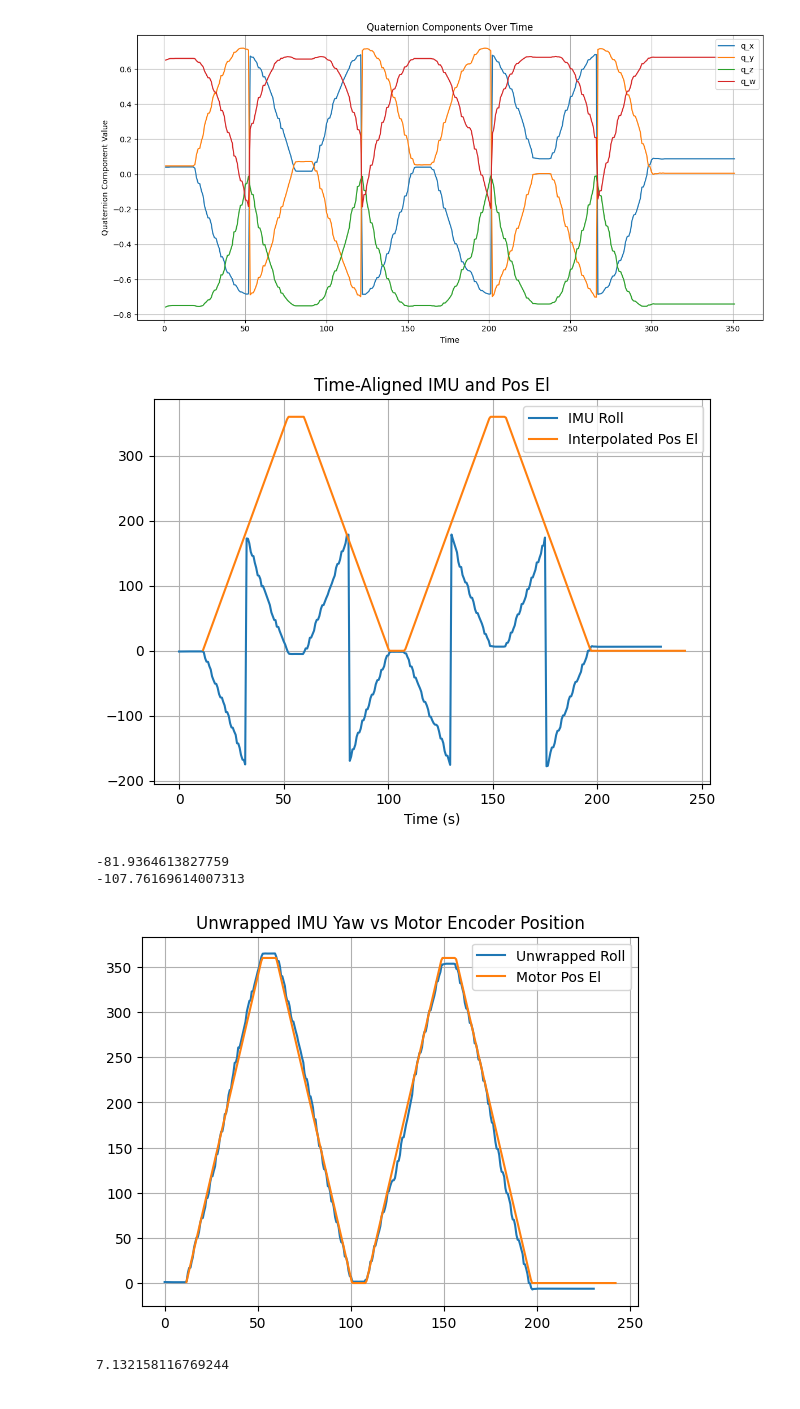
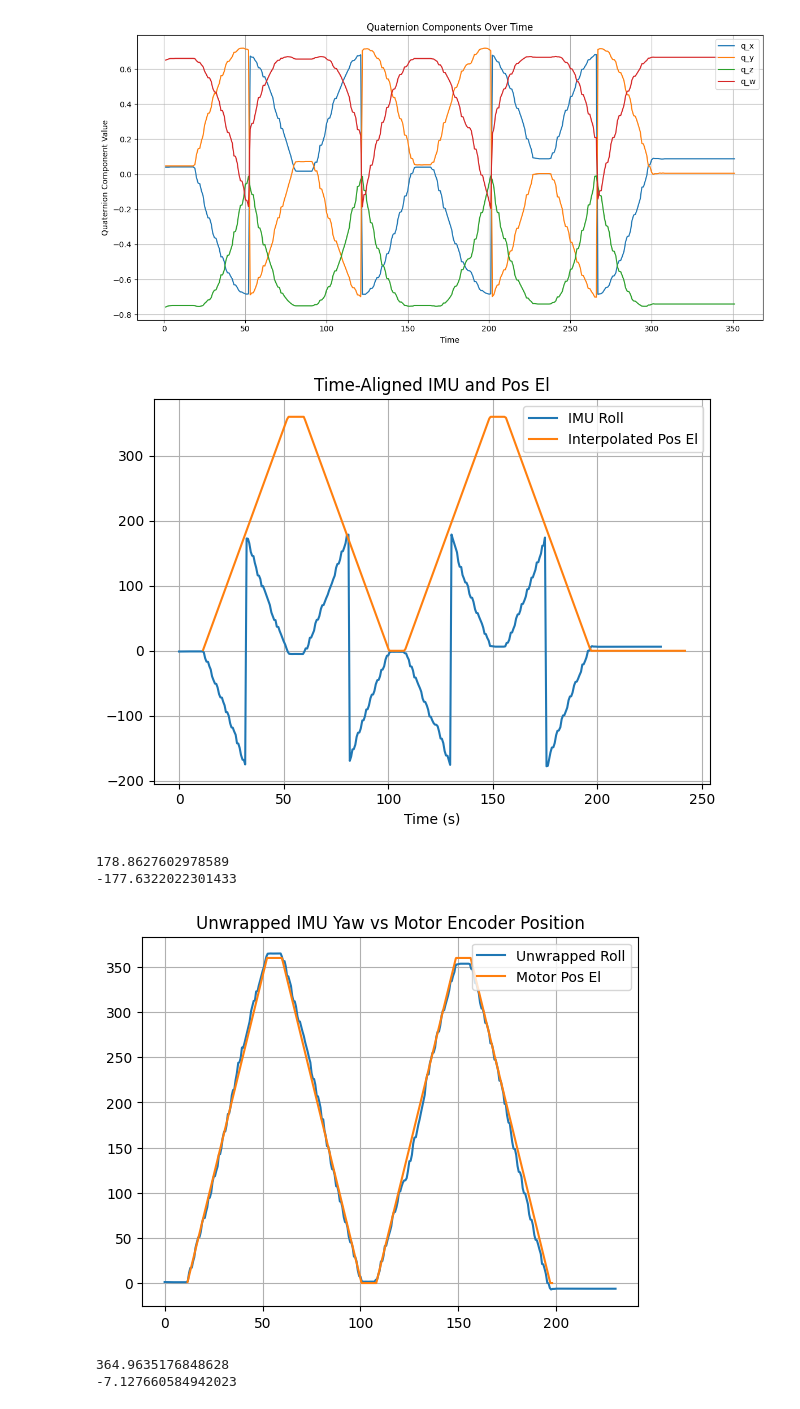
Before and after one commit to EIGSEP/eigsep-sensors, a Jupyter notebook: notebooks/imu_data_test.ipynb, the cells around one changed output. Cells and saved outputs as stored; diff of their text form; code cells hidden in the pictures.

```diff
--- a/notebooks/imu_data_test.ipynb
+++ b/notebooks/imu_data_test.ipynb
@@ -215,8 +215,10 @@ imu_times_aligned = np.array(imu_times) - imu_times[0]
 # For now we fake pos_el values to illustrate the interpolation
 posel_interp = np.interp(imu_times_aligned, posel_times, pos_els)
 posel_scaled = 360 * (posel_interp - posel_interp.min()) / (posel_interp.max() - posel_interp.min())
+pos_els = np.array(pos_els)
+posels_scaled = 360 * (pos_els - pos_els.min()) / (pos_els.max() - pos_els.min())
 # Plot
-plt.plot(imu_times_aligned, df_valid["roll"], label="IMU Roll")
+plt.plot(imu_times_aligned, df_newvalid["roll"], label="IMU Roll")
 plt.plot(imu_times_aligned+11.5, posel_scaled, label="Interpolated Pos El")
 plt.xlabel("Time (s)")
 plt.legend()
@@ -225,27 +227,30 @@ plt.grid(True)
 plt.tight_layout()
 plt.show()
 
-print(np.max(df_valid["yaw"]))
-print(np.min(df_valid["yaw"]))
+print(np.max(df_newvalid["roll"]))
+print(np.min(df_newvalid["roll"]))
 # %% [output]
 [figure]
--81.9364613827759
--107.76169614007313
+178.8627602978589
+-177.6322022301433
 # %%
-roll_radians = np.radians(df_valid["roll"])
+roll_radians = np.radians(df_newvalid["roll"])
 roll_unwrapped = np.unwrap(roll_radians)
 roll_unwrapped_degrees = np.degrees(roll_unwrapped)
 
 posel_scaled = 360 * (posel_interp - posel_interp.min()) / (posel_interp.max() - posel_interp.min())
 
-plt.plot(imu_times_aligned, yaw_unwrapped_degrees, label="Unwrapped Roll")
-plt.plot(imu_times_aligned+11.7, posel_scaled, label="Motor Pos El")
+plt.plot(imu_times_aligned, -roll_unwrapped_degrees, label="Unwrapped Roll")
+#plt.plot(imu_times_aligned+11.7, posel_scaled, label="Motor Pos El")
+plt.plot(posel_times+11.7, posels_scaled, label="Motor Pos El")
 plt.legend()
 plt.title("Unwrapped IMU Yaw vs Motor Encoder Position")
 plt.grid(True)
 plt.show()
 
-print(np.max(-yaw_unwrapped_degrees))
+print(np.max(-roll_unwrapped_degrees))
+print(np.min(-roll_unwrapped_degrees))
 # %% [output]
-[figure, old version]
+[figure, new version]
-7.132158116769244
+364.9635176848628
+-7.127660584942023
```
Also changed, not shown: parts of 2 cells of this notebook.
